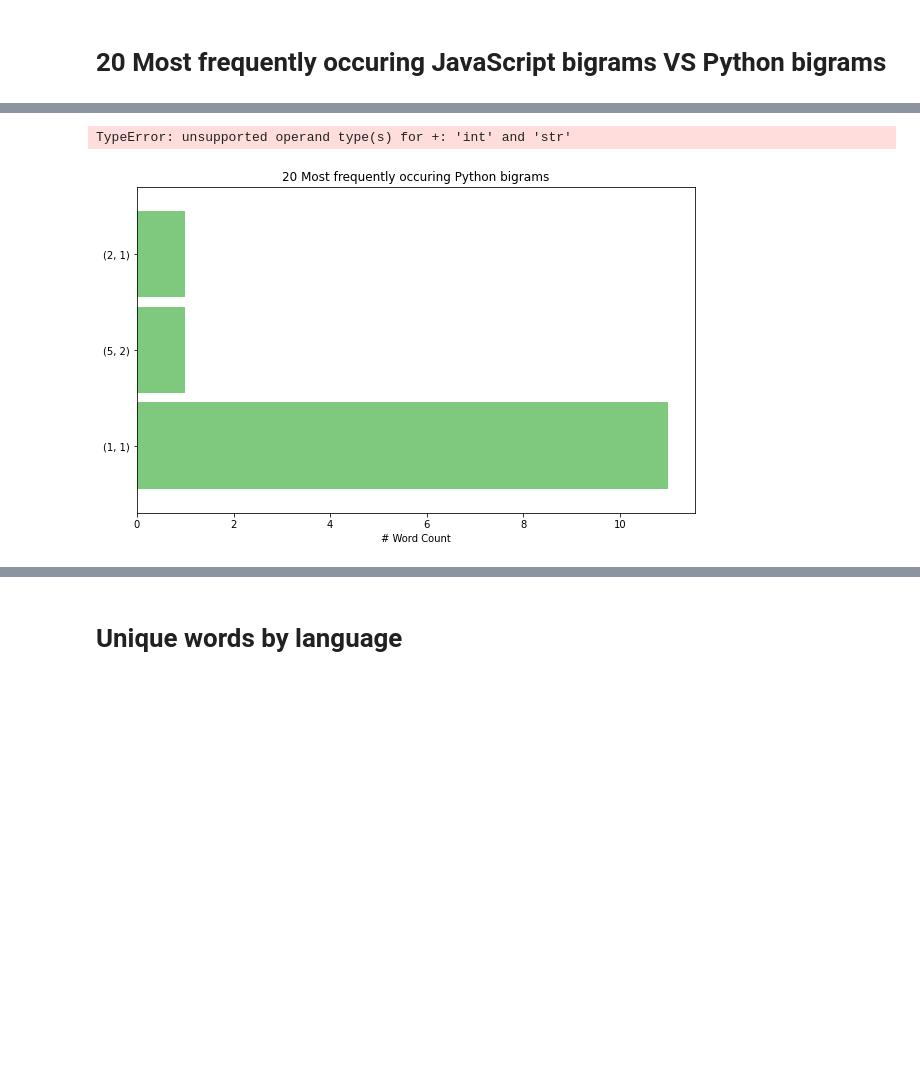
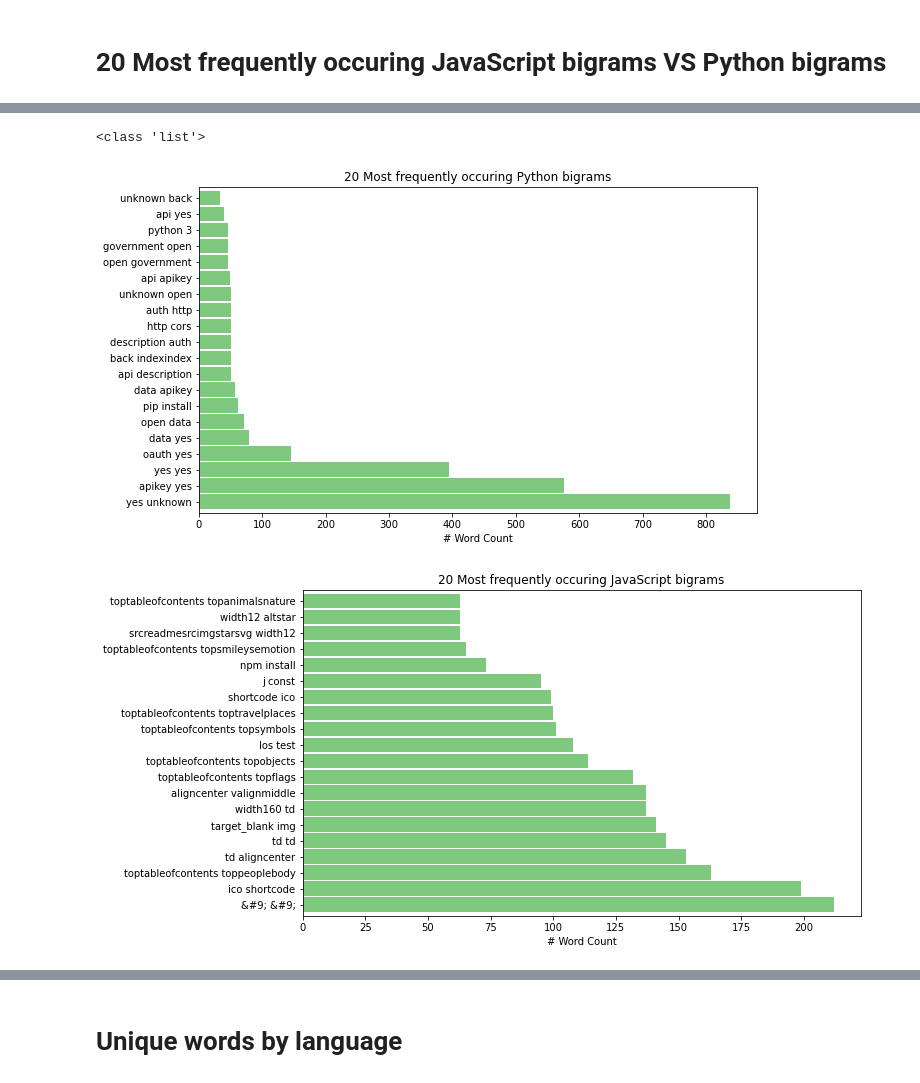
Before and after one commit to NLP-Project-Burton-Yuvia-Yvette/NLP-Project, a Jupyter notebook: Yvettes_notebook.ipynb, the cells around one changed output, grey strips where cells are left out. Drawn from its saved outputs; the diff is of its cells as text; code cells hidden in the pictures; blank space fills up the shorter version.

Commit message:
fixed top bigrams graph function

```diff
--- a/Yvettes_notebook.ipynb
+++ b/Yvettes_notebook.ipynb
@@ -792,2 +699,8 @@ plt.axis('off')
 # %% [markdown]
 # 20 Most frequently occuring JavaScript bigrams VS Python bigrams
+# %%
+javaScript_words = ' '.join(train[train.language == 'JavaScript'].clean_text).split(' ')
+java_words = ' '.join(train[train.language == 'Java'].clean_text).split(' ')
+python_words = ' '.join(train[train.language == 'Python'].clean_text).split(' ')
+typeScript_words = ' '.join(train[train.language == 'TypeScript'].clean_text).split(' ')
+all_words = ' '.join(train.clean_text).split(' ')
@@ -870,40 +761,46 @@ javaScript_words
 # %%
 
+def bigram_graph(python_words, javaScript_words):
+
+    top_20_Python_bigrams = (pd.Series(nltk.ngrams(python_words, 2))
+                          .value_counts()
+                          .head(20))
+
+    top_20_Python_bigrams.head()
+
+    top_20_Python_bigrams.sort_values(ascending=False).plot.barh(colormap='Accent', width=.9, figsize=(10, 6))
+
+    plt.title('20 Most frequently occuring Python bigrams')
+    plt.ylabel('')
+    plt.xlabel('# Word Count')
+
+    # make the labels pretty
+    ticks, _ = plt.yticks()
+    labels = top_20_Python_bigrams.reset_index()['index'].apply(lambda t: t[0] + ' ' + t[1])
+    _ = plt.yticks(ticks, labels)
+    plt.show()
 
 
-top_20_Python_bigrams = (pd.Series(nltk.ngrams(python_words, 2))
-                      .value_counts()
-                      .head(20))
+    top_20_JavaScript_bigrams = (pd.Series(nltk.ngrams(javaScript_words, 2))
+                          .value_counts()
+                          .head(20))
+    top_20_JavaScript_bigrams.sort_values(ascending=False).plot.barh(colormap='Accent', width=.9, figsize=(10, 6))
 
-top_20_Python_bigrams.head()
+    plt.title('20 Most frequently occuring JavaScript bigrams')
+    plt.ylabel('')
+    plt.xlabel('# Word Count')
 
-top_20_Python_bigrams.sort_values(ascending=False).plot.barh(colormap='Accent', width=.9, figsize=(10, 6))
-
-plt.title('20 Most frequently occuring Python bigrams')
-plt.ylabel('')
-plt.xlabel('# Word Count')
-
-# make the labels pretty
-ticks, _ = plt.yticks()
-labels = top_20_Python_bigrams.reset_index()['index'].apply(lambda t: t[0] + ' ' + t[1])
-_ = plt.yticks(ticks, labels)
-plt.show()
-
-
-top_20_JavaScript_bigrams = (pd.Series(nltk.ngrams(javaScript_words, 2))
-                      .value_counts()
-                      .head(20))
-top_20_JavaScript_bigrams.sort_values(ascending=False).plot.barh(colormap='Accent', width=.9, figsize=(10, 6))
-
-plt.title('20 Most frequently occuring JavaScript bigrams')
-plt.ylabel('')
-plt.xlabel('# Word Count')
-
-# make the labels pretty
-ticks, _ = plt.yticks()
-labels = top_20_JavaScript_bigrams.reset_index()['index'].apply(lambda t: t[0] + ' ' + t[1])
-_ = plt.yticks(ticks, labels)
-plt.show()
+    # make the labels pretty
+    ticks, _ = plt.yticks()
+    labels = top_20_JavaScript_bigrams.reset_index()['index'].apply(lambda t: t[0] + ' ' + t[1])
+    _ = plt.yticks(ticks, labels)
+    plt.show()
-# %% [output]
-TypeError: unsupported operand type(s) for +: 'int' and 'str'
-[figure, removed]
+# %%
+print(type(python_words))
+# %% [output]
+<class 'list'>
+# %%
+e.bigram_graph(python_words, javaScript_words)
+# %% [output]
+[figure, added]
+[figure, added]
```
Also changed, not shown: parts of 33 cells of this notebook, 2 other files.
